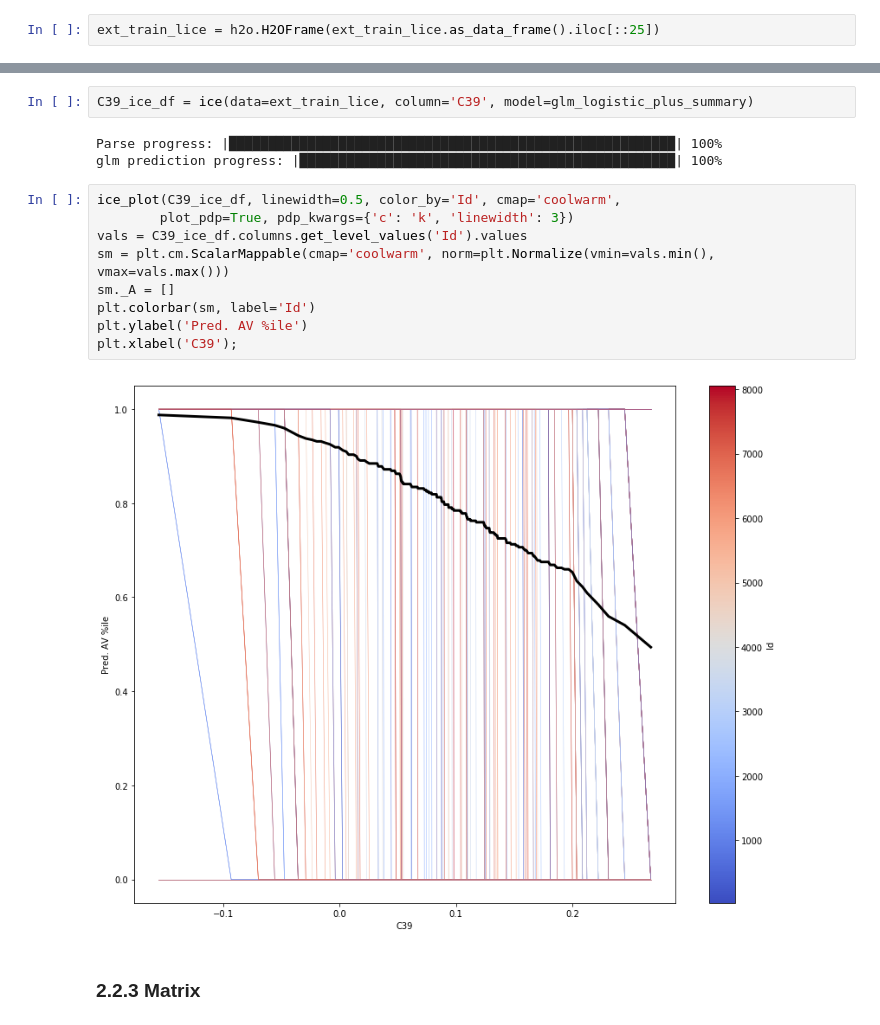
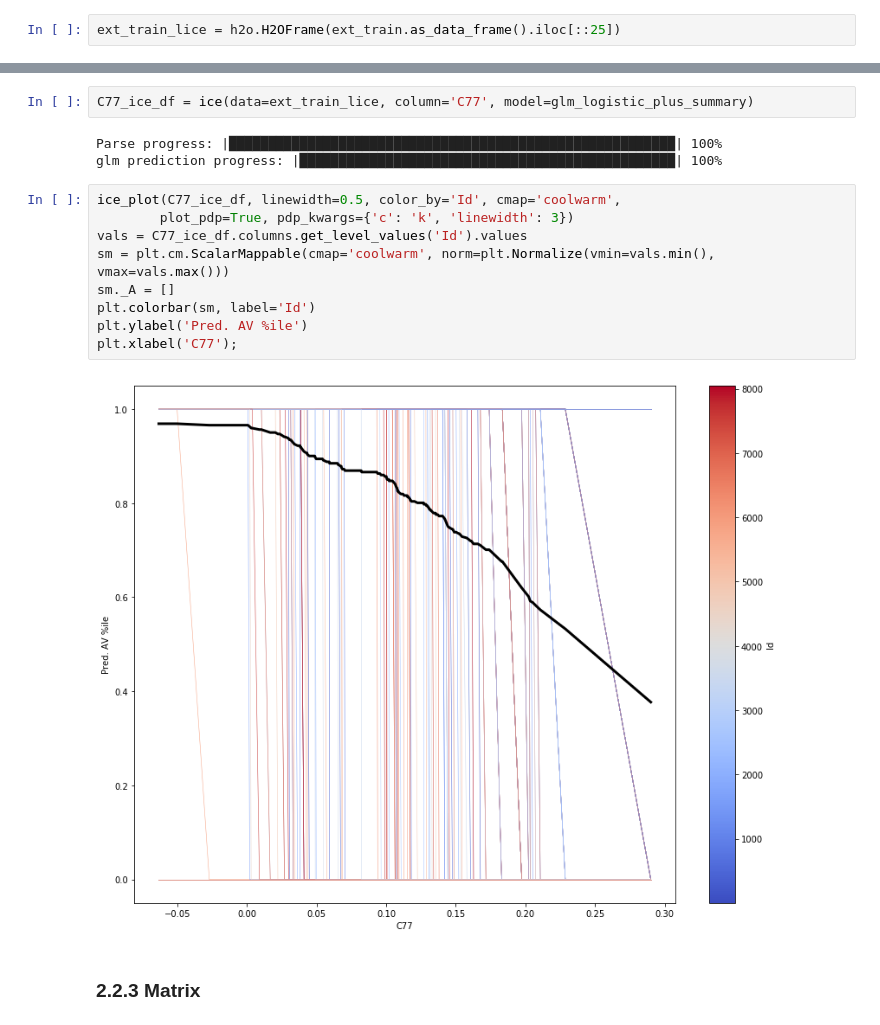
Before and after one commit to MandyMY/AI-Addin, a Jupyter notebook: notebook/yelp.ipynb, the cells around one changed output, grey strips where cells are left out. Cells and saved outputs as stored; diff of their text form.

```diff
--- a/notebook/yelp.ipynb
+++ b/notebook/yelp.ipynb
@@ -336,4 +374,4 @@ ext_train_lice = ext_train_simple.sort('C39')
 # %%
-ext_train_lice = h2o.H2OFrame(ext_train_lice.as_data_frame().iloc[::25])
+ext_train_lice = h2o.H2OFrame(ext_train.as_data_frame().iloc[::25])
 # %% [output]
 Parse progress: |█████████████████████████████████████████████████████████| 100%
@@ -344,19 +378,19 @@ ext_train_lice.shape
 # %%
-C39_ice_df = ice(data=ext_train_lice, column='C39', model=glm_logistic_plus_summary)
+C77_ice_df = ice(data=ext_train_lice, column='C77', model=glm_logistic_plus_summary)
 # %% [output]
 Parse progress: |█████████████████████████████████████████████████████████| 100%
 glm prediction progress: |████████████████████████████████████████████████| 100%
 # %%
-ice_plot(C39_ice_df, linewidth=0.5, color_by='Id', cmap='coolwarm',
+ice_plot(C77_ice_df, linewidth=0.5, color_by='Id', cmap='coolwarm',
         plot_pdp=True, pdp_kwargs={'c': 'k', 'linewidth': 3})
-vals = C39_ice_df.columns.get_level_values('Id').values
+vals = C77_ice_df.columns.get_level_values('Id').values
 sm = plt.cm.ScalarMappable(cmap='coolwarm', norm=plt.Normalize(vmin=vals.min(), vmax=vals.max()))
 sm._A = []
 plt.colorbar(sm, label='Id')
 plt.ylabel('Pred. AV %ile')
-plt.xlabel('C39');
+plt.xlabel('C77');
 # %% [output]
-[figure, old version]
+[figure, new version]
 # %% [markdown]
 ### 2.2.3 Matrix
 # %%
```
Also changed, not shown: parts of 42 cells of this notebook, 6 other files.
